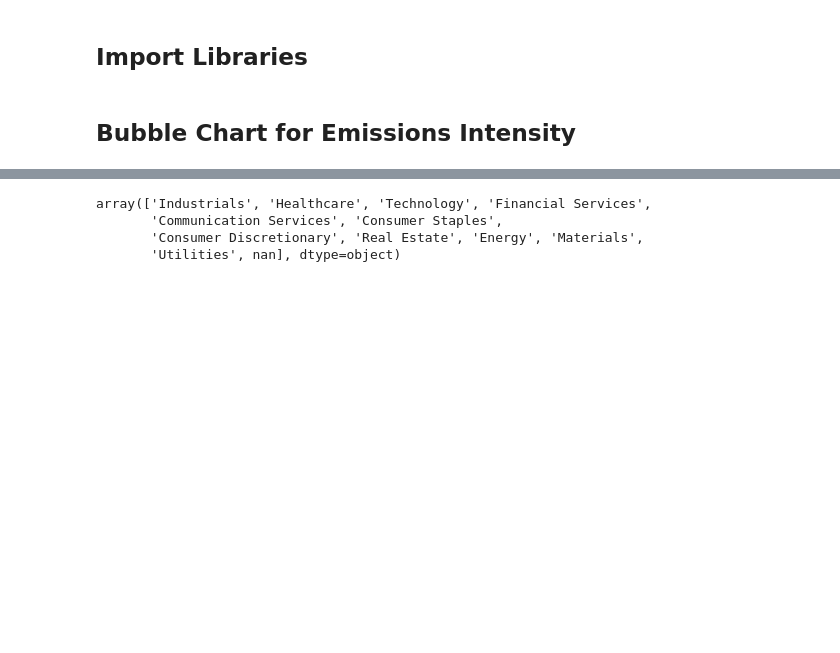
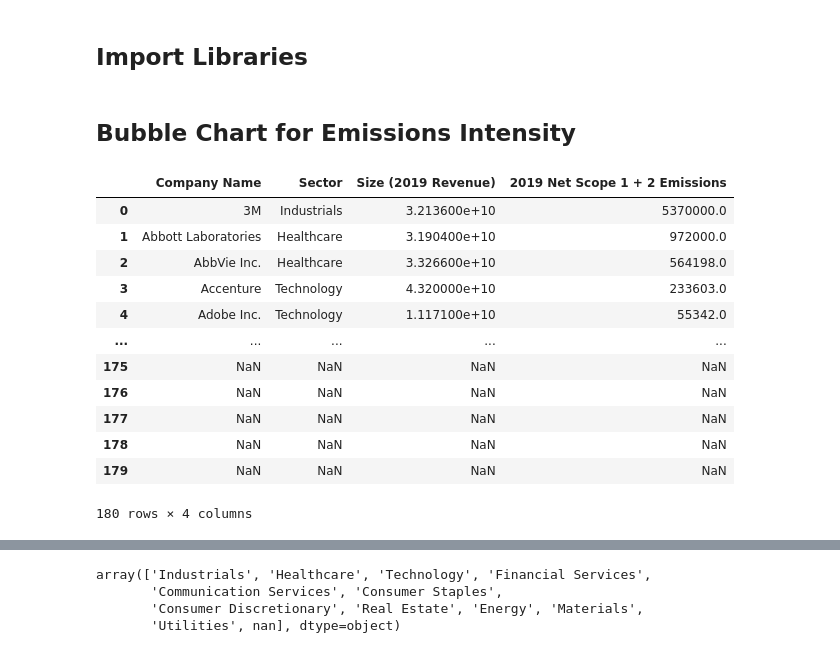
Before and after one commit to VinBots/django_project, a Jupyter notebook: charts/chart_gen_bubble.ipynb, the cells around one changed output, grey strips where cells are left out. Saved outputs shown, nothing was run; the diff lists cells and outputs as text; code cells hidden in the pictures; blank space fills up the shorter version.

```diff
--- a/charts/chart_gen_bubble.ipynb
+++ b/charts/chart_gen_bubble.ipynb
@@ -20,4 +20,20 @@ XLSX_PATH = os.path.join ('../django_project/static/django_project', 'data', 'sp
 COLS_TO_USE = ['Company Name', 'Sector', 'Size (2019 Revenue)', '2019 Net Scope 1 + 2 Emissions']
 all_data = pd.read_excel(XLSX_PATH, engine = 'openpyxl', usecols = COLS_TO_USE)
 #all_data.to_pickle (os.path.join ('..','data_frame.pickle'))
+# %%
+all_data
+# %% [output]
+|  | Company Name | Sector | Size (2019 Revenue) | 2019 Net Scope 1 + 2 Emissions |
+| 0 | 3M | Industrials | 3.213600e+10 | 5370000.0 |
+| 1 | Abbott Laboratories | Healthcare | 3.190400e+10 | 972000.0 |
+| 2 | AbbVie Inc. | Healthcare | 3.326600e+10 | 564198.0 |
+| 3 | Accenture | Technology | 4.320000e+10 | 233603.0 |
+| 4 | Adobe Inc. | Technology | 1.117100e+10 | 55342.0 |
+| ... | ... | ... | ... | ... |
+| 175 | NaN | NaN | NaN | NaN |
+| 176 | NaN | NaN | NaN | NaN |
+| 177 | NaN | NaN | NaN | NaN |
+| 178 | NaN | NaN | NaN | NaN |
+| 179 | NaN | NaN | NaN | NaN |
+180 rows × 4 columns
 # %%
```
Also changed, not shown: parts of 6 cells of this notebook, 1 other file.
